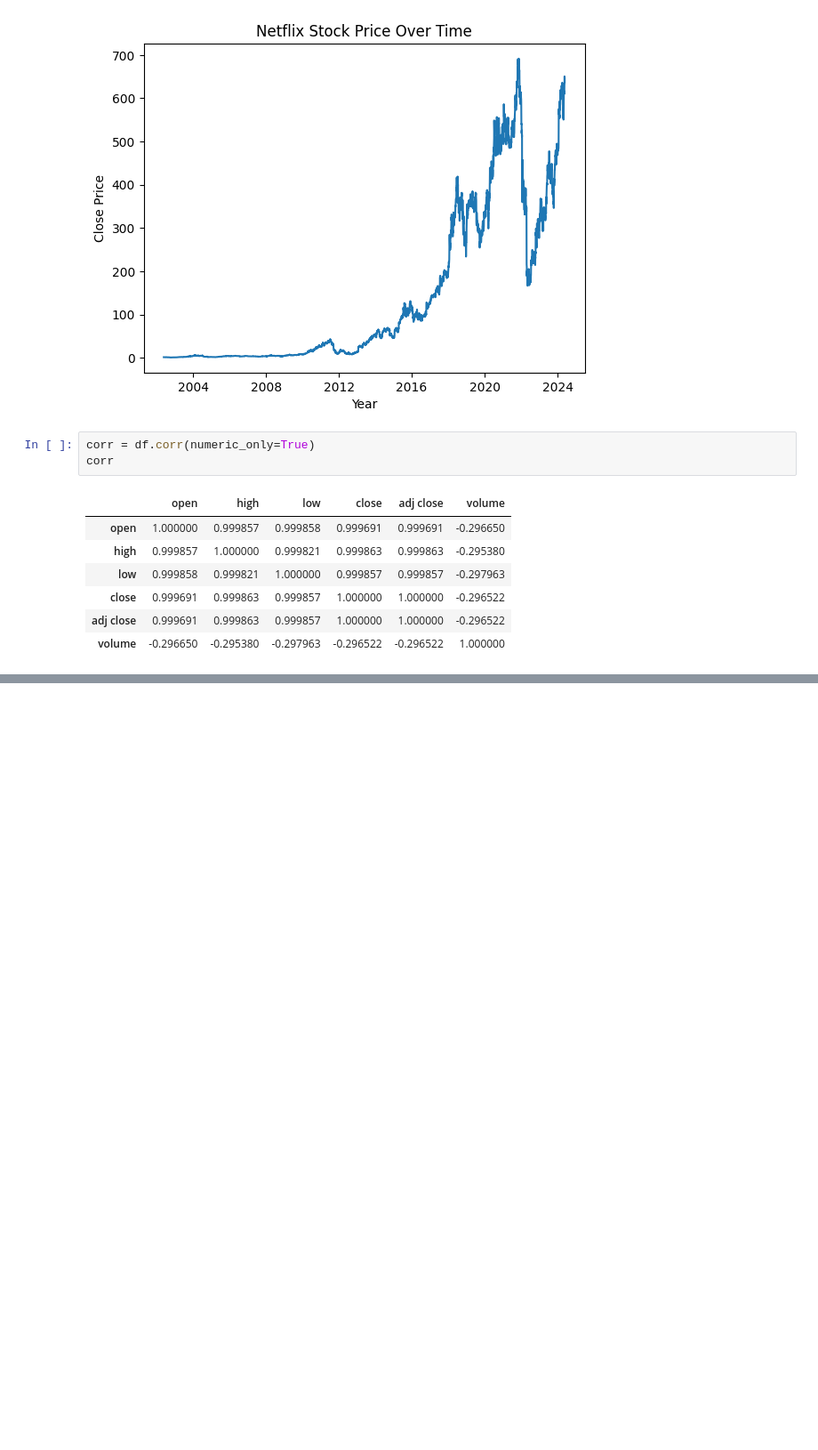
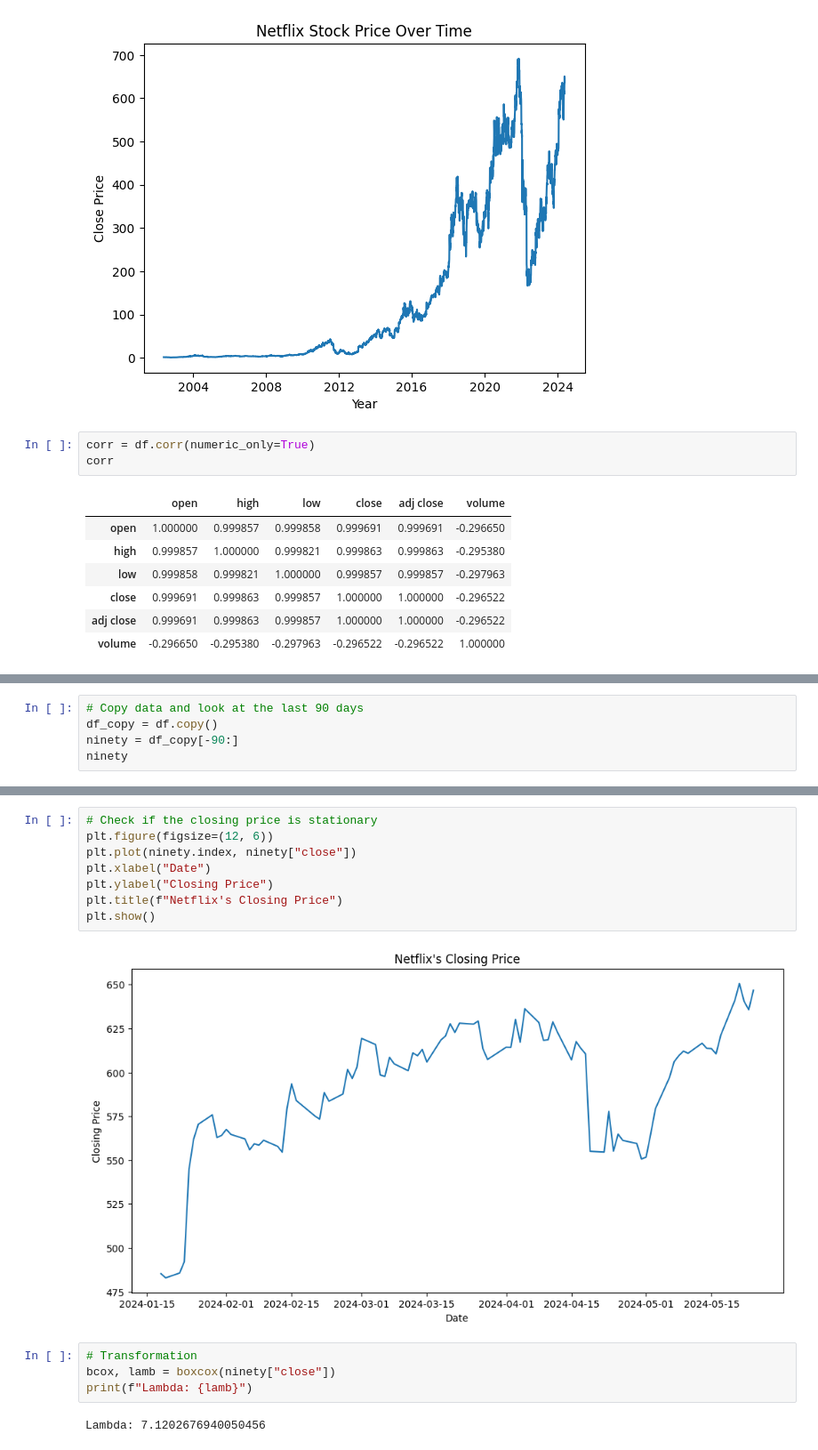
Before and after one commit to kazirshahria/regression_and_time_series, a Jupyter notebook: time_series.ipynb, the cells around one changed output, grey strips where cells are left out. Shown: that part at 89% size. Cells and saved outputs as stored; diff of their text form; blank space fills up the shorter version.

```diff
--- a/time_series.ipynb
+++ b/time_series.ipynb
@@ -59,0 +184,5 @@ corr
+# %%
+# Copy data and look at the last 90 days
+df_copy = df.copy()
+ninety = df_copy[-90:]
+ninety
@@ -59,0 +204,16 @@ corr
+# %%
+# Check if the closing price is stationary
+plt.figure(figsize=(12, 6))
+plt.plot(ninety.index, ninety["close"])
+plt.xlabel("Date")
+plt.ylabel("Closing Price")
+plt.title(f"Netflix's Closing Price")
+plt.show()
+# %% [output]
+[figure, added]
+# %%
+# Transformation
+bcox, lamb = boxcox(ninety["close"])
+print(f"Lambda: {lamb}")
+# %% [output]
+Lambda: 7.1202676940050456
```
Also changed, not shown: parts of 24 cells of this notebook.
